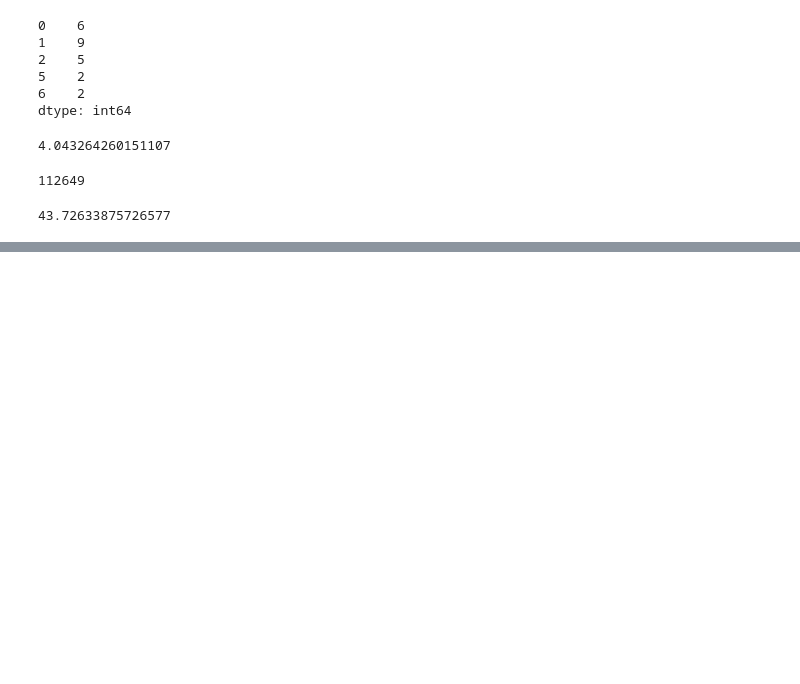
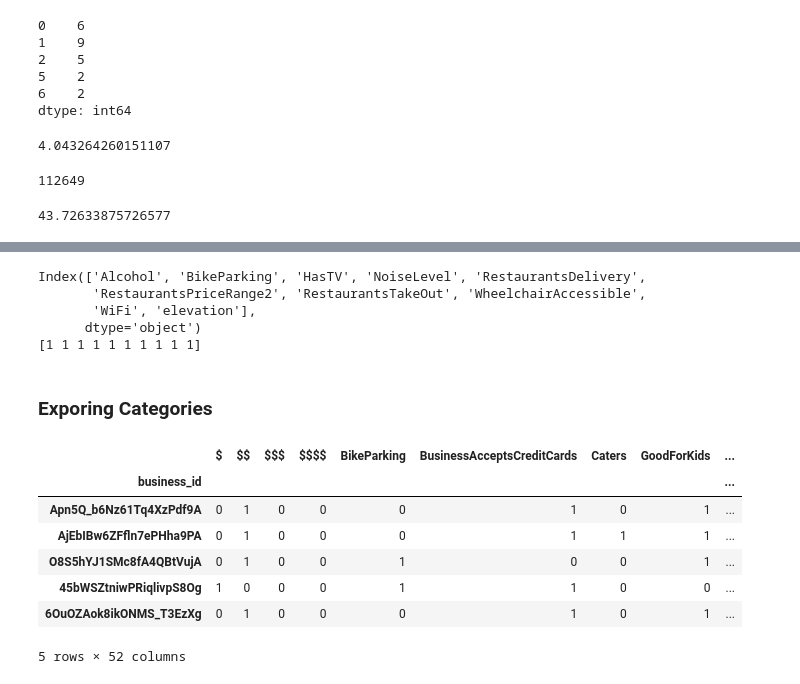
Before and after one commit to Coldsp33d/Yelp-Challenge-2018, a Jupyter notebook: dataset_analysis.ipynb, the cells around one changed output, grey strips where cells are left out. Drawn from its saved outputs; the diff is of its cells as text; code cells hidden in the pictures; blank space fills up the shorter version.

```diff
--- a/dataset_analysis.ipynb
+++ b/dataset_analysis.ipynb
@@ -117,0 +319,25 @@ business_json_df.review_count.mean()
+# %%
+print(df_.columns[selector.support_])
+print(selector.ranking_[selector.support_])
+# %% [output]
+Index(['Alcohol', 'BikeParking', 'HasTV', 'NoiseLevel', 'RestaurantsDelivery',
+       'RestaurantsPriceRange2', 'RestaurantsTakeOut', 'WheelchairAccessible',
+       'WiFi', 'elevation'],
+      dtype='object')
+[1 1 1 1 1 1 1 1 1 1]
+# %% [markdown]
+### Exporing Categories
+# %%
+files = 'businesses_train', 'businesses_test'
+df = pd.concat([pd.read_csv(f'yelp_dataset/{f}.csv', index_col=[0]) for f in files])
+
+df.head()
+# %% [output]
+|  | $ | $$ | $$$ | $$$$ | BikeParking | BusinessAcceptsCreditCards | Caters | GoodForKids | ... |
+| business_id |  |  |  |  |  |  |  |  | ... |
+| Apn5Q_b6Nz61Tq4XzPdf9A | 0 | 1 | 0 | 0 | 0 | 1 | 0 | 1 | ... |
+| AjEbIBw6ZFfln7ePHha9PA | 0 | 1 | 0 | 0 | 0 | 1 | 1 | 1 | ... |
+| O8S5hYJ1SMc8fA4QBtVujA | 0 | 1 | 0 | 0 | 1 | 0 | 0 | 1 | ... |
+| 45bWSZtniwPRiqlivpS8Og | 1 | 0 | 0 | 0 | 1 | 1 | 0 | 0 | ... |
+| 6OuOZAok8ikONMS_T3EzXg | 0 | 1 | 0 | 0 | 0 | 1 | 0 | 1 | ... |
+5 rows × 52 columns
```
Also changed, not shown: parts of 19 cells of this notebook.
